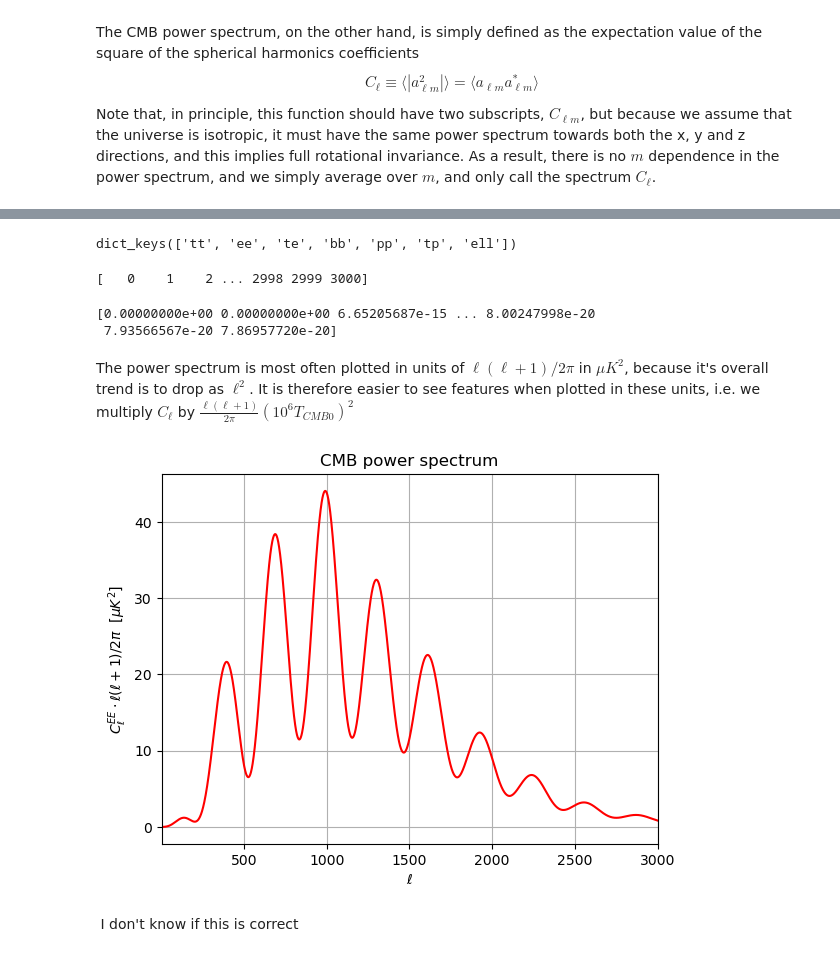
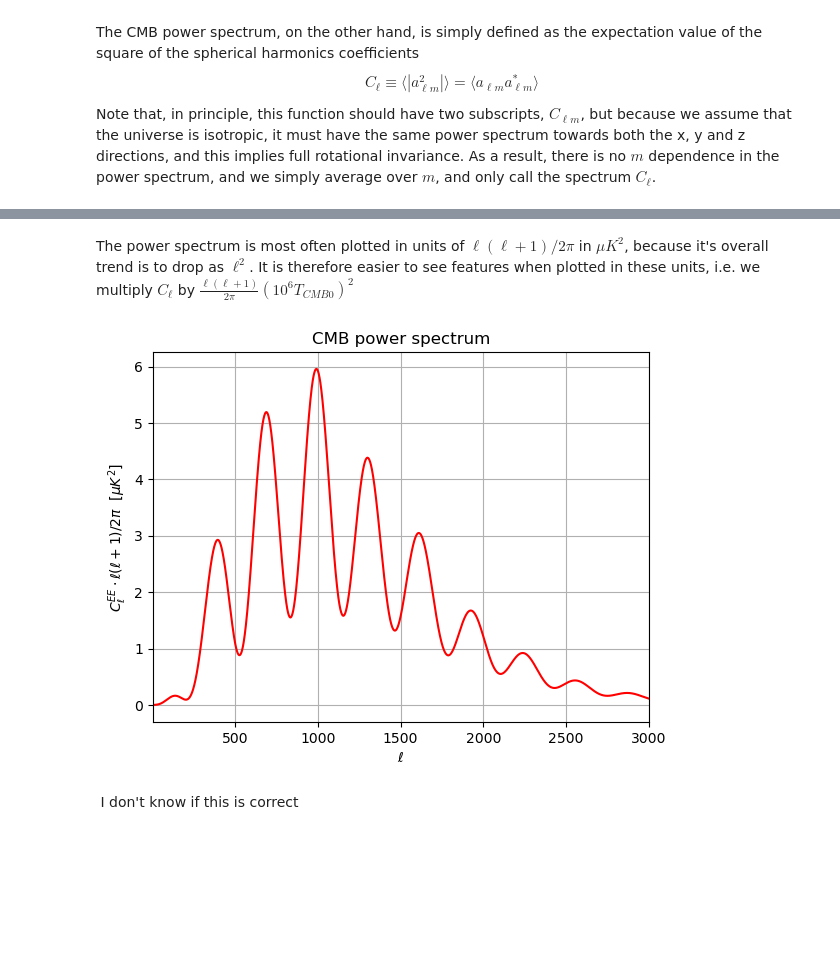
Before and after one commit to farocrown/Simreg, a Jupyter notebook: cl_cmb_try1.ipynb, the cells around one changed output, grey strips where cells are left out. Drawn from its saved outputs; the diff is of its cells as text; code cells hidden in the pictures; blank space fills up the shorter version.

```diff
--- a/cl_cmb_try1.ipynb
+++ b/cl_cmb_try1.ipynb
@@ -33,31 +34,17 @@ clt = cosmo.raw_cl(l_max_tensors)
-# %%
-cl_tot.keys()
-# %% [output]
-dict_keys(['tt', 'ee', 'te', 'bb', 'pp', 'tp', 'ell'])
-# %%
-print(cl_tot['ell'])
-# %% [output]
-[   0    1    2 ... 2998 2999 3000]
-# %%
-print(cl_tot['ee'])
-# %% [output]
-[0.00000000e+00 0.00000000e+00 6.65205687e-15 ... 8.00247998e-20
- 7.93566567e-20 7.86957720e-20]
 # %% [markdown]
 The power spectrum is most often plotted in units of $\ell(\ell+1)/2\pi$ in $\mu K^2$, because it's overall trend is to drop as $\ell^2$. It is therefore easier to see features when plotted in these units, i.e. we multiply $C_{\ell}$ by $\frac{\ell(\ell+1)}{2\pi}(10^6T_{CMB0})^2$
 # %%
 ell = cl_tot['ell']
-ellt = clt['ell']
 pi = np.pi
-factor = ((2.72*10**6)**2)*ell*(ell+1.)/2./pi
+factor = (10**12)*ell*(ell+1.)/(2*pi)
 # %%
 plt.xlim([2,3000])
-plt.plot(cl_tot['ell'],factor*cl_tot['ee'], color='r')
+plt.plot(ell,factor*cl_tot['ee'], color='r')
 plt.xlabel('$\ell$')
 plt.ylabel('$C^{EE}_{\ell}\cdot \ell(\ell+1)/2\pi \ \ [\mu K^2]$')
 plt.title('CMB power spectrum')
 plt.grid(True)
 # %% [output]
-[figure, old version]
+[figure, new version]
 # %% [markdown]
  I don't know if this is correct
```
Also changed, not shown: parts of 3 cells of this notebook.
